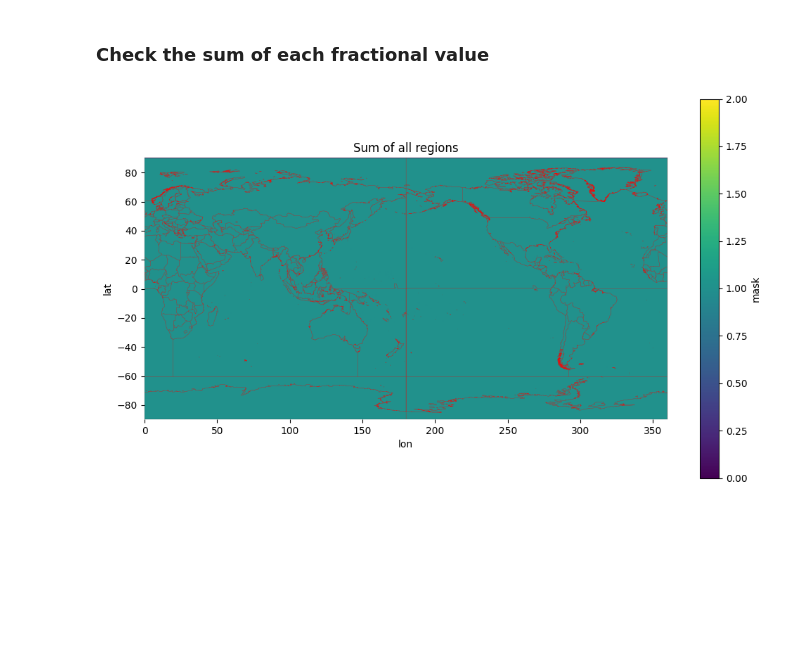
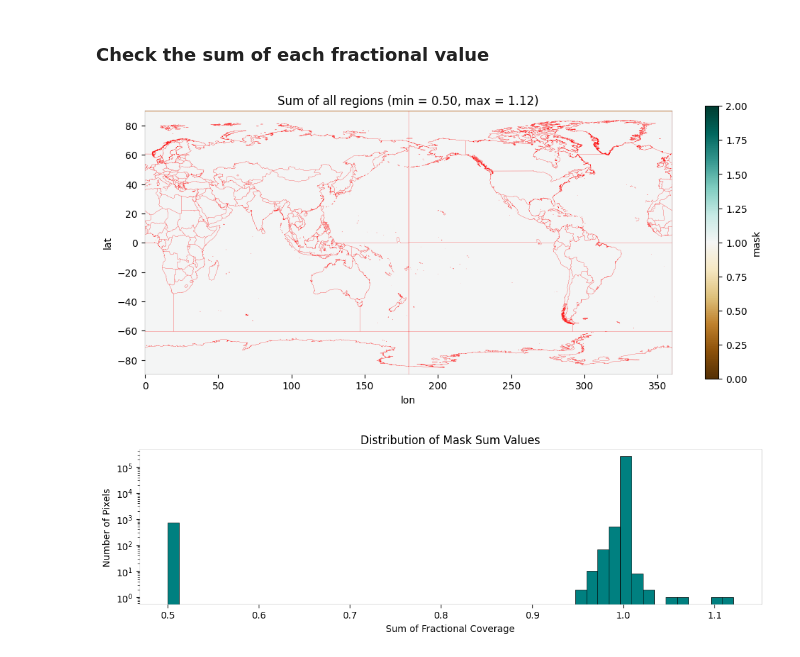
Before and after one commit to romain894/region-mask, a Jupyter notebook: generate_mask.ipynb, the cells around one changed output. Cells and saved outputs as stored; diff of their text form; code cells hidden in the pictures; blank space fills up the shorter version.

```diff
--- a/generate_mask.ipynb
+++ b/generate_mask.ipynb
@@ -82,6 +81,8 @@ logging.getLogger("distributed").setLevel(logging.WARNING)
 
 # The graph size is large but not posing problem for computation
 warnings.filterwarnings("ignore", message="Sending large graph of size")
+
+plt.style.use('default')
 # %% [markdown]
 ## Dask cluster
 # %%
@@ -482,35 +526,55 @@ da_non_normalized = xr.DataArray(
         'lat': y_coords,
         'lon': x_coords
     },
     name="mask",
     attrs={
         'transform': tuple(transform),
         'crs': str(gdf.crs),
         'resolution': resolution,
         'description': 'Fractional coverage of regions (0.0 to 1.0)',
         'metadata': metadata
     }
 )
 
 # Simplify geometries to reduce PDF file size (tolerance is in degrees)
 gdf_simple = gdf.copy()
 gdf_simple['geometry'] = gdf.simplify(tolerance=0.05, preserve_topology=False)
 
-# Plot with fixed color range from 0 to 1 and custom colormap
-fig, ax = plt.subplots(figsize=(12, 7))
-da_non_normalized.sum(dim='region').plot(vmin=0, vmax=2, robust=False)
+fig, ax = plt.subplots(figsize=(12, 5))
+da_sum = da_non_normalized.sum(dim='region')
+da_min = da_sum.min().values
+da_max = da_sum.max().values
+da_sum.plot(vmin=0, vmax=2, robust=False, cmap="BrBG")
+# da_sum.plot(vmin=1 - abs(max(1 - da_min, 1 - da_max)), vmax=1 + abs(max(1 - da_min, 1 - da_max)), robust=False, cmap="BrBG")
 
 # Plot simplified shapes
 gdf_simple.boundary.plot(ax=ax, color='red', linewidth=0.1)
 
 # Thin down the box borders (spines)
 # Standard width is usually 1.0; 0.1 is very thin.
 for spine in ax.spines.values():
     spine.set_linewidth(0.1)
 
-ax.set_title("Sum of all regions")
+ax.set_title(f"Sum of all regions (min = {da_min:.2f}, max = {da_max:.2f})")
 plt.savefig("sum_of_regions.png", format='png', bbox_inches='tight', dpi=150)
 plt.savefig("sum_of_regions.pdf", format='pdf', bbox_inches='tight')
+
+fig2, ax2 = plt.subplots(figsize=(12, 3))
+da_sum.plot.hist(ax=ax2, bins=50, color='teal', edgecolor='black', linewidth=0.5)
+
+ax2.set_yscale('log')
+
+for spine in ax2.spines.values():
+    spine.set_linewidth(0.1)
+
+ax2.set_title("Distribution of Mask Sum Values")
+ax2.set_xlabel("Sum of Fractional Coverage")
+ax2.set_ylabel("Number of Pixels")
+
+# Save the distribution plots as well
+plt.savefig("sum_distribution.png", format='png', bbox_inches='tight', dpi=150)
+
 plt.show()
 # %% [output]
-[figure, old version]
+[figure, new version]
+[figure, added]
```
Also changed, not shown: parts of 14 cells of this notebook.
